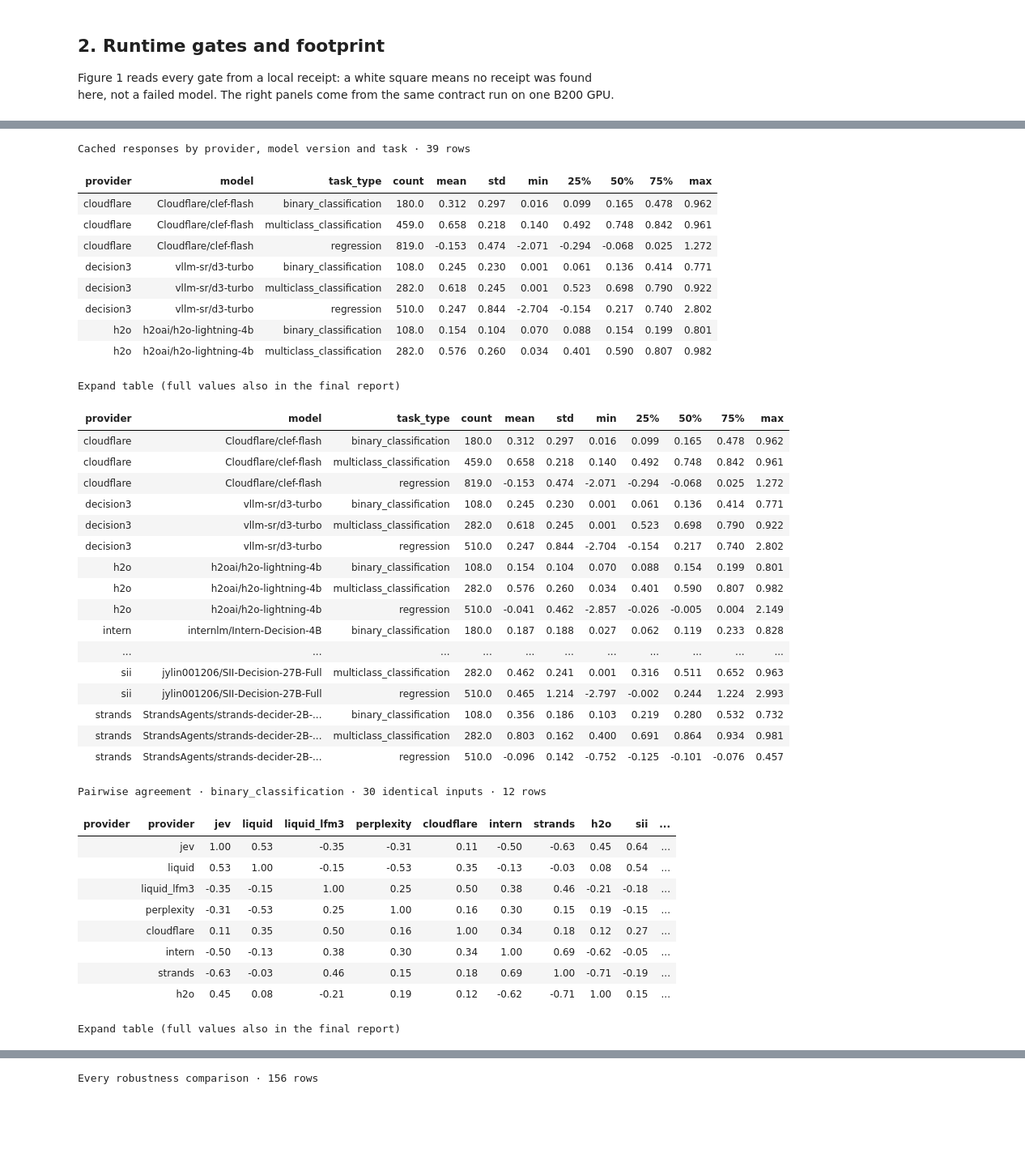
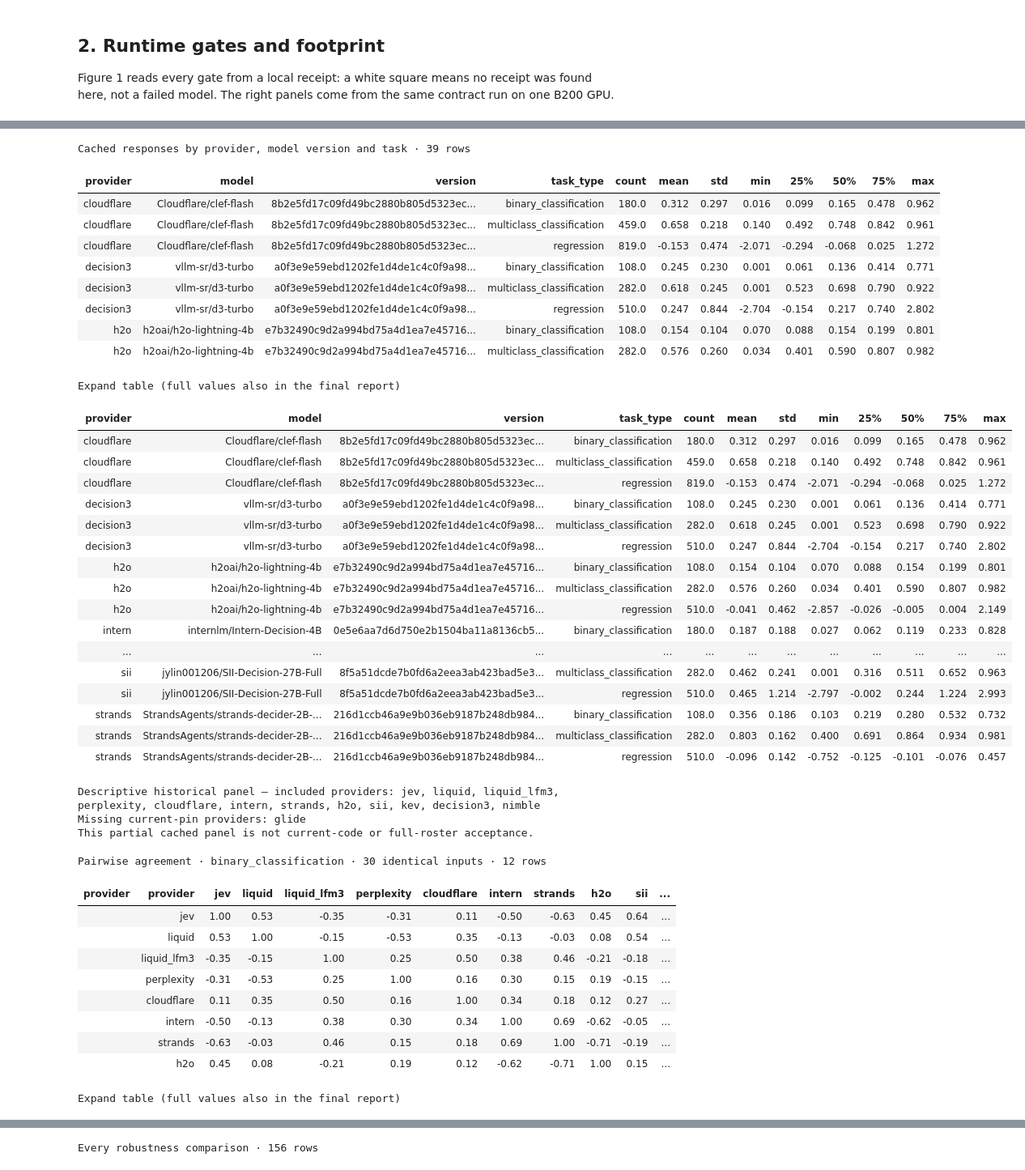
Before and after one commit to andreasgoethals/JEVPFN, a Jupyter notebook: notebooks/3. experiment_0/01_before_feature_creation.ipynb, the cells around one changed output, grey strips where cells are left out. Shown at 81% size. Saved outputs shown, nothing was run; the diff lists cells and outputs as text; code cells hidden in the pictures; blank space fills up the shorter version.

```diff
--- a/notebooks/3. experiment_0/01_before_feature_creation.ipynb
+++ b/notebooks/3. experiment_0/01_before_feature_creation.ipynb
@@ -92,48 +93,54 @@ All verified cached responses are decoded with the production decoder. Figures 2
 # %%
 report_section('3. Decision outputs on identical inputs')
 from src.evaluation.notebook_evidence import pilot_agreement, pilot_decision_outputs, shared_pilot_outputs
 from src.visualize.research import pilot_agreement_figure, pilot_output_figures
 pilot = pilot_decision_outputs()
-display_table("Cached responses by provider, model version and task", pilot.groupby(["provider", "model", "task_type"]).value.describe().round(3).reset_index())
+display_table("Cached responses by provider, model version and task", pilot.groupby(["provider", "model", "version", "task_type"]).value.describe().round(3).reset_index())
 shared = shared_pilot_outputs(pilot)
+print("Descriptive historical panel — included providers:", ", ".join(shared.attrs["included_providers"]) or "none")
+print("Missing current-pin providers:", ", ".join(shared.attrs["missing_providers"]) or "none")
+print("This partial cached panel is not current-code or full-roster acceptance.")
 agreement = pilot_agreement(shared)
-record({"invalid_responses": pilot.attrs.get("invalid_responses", 0), "responses": len(pilot), "shared_inputs_by_task": shared.groupby("task_type").input.nunique().to_dict()}, "Decoded cached responses and identical-input subset")
+record({"invalid_responses": pilot.attrs.get("invalid_responses", 0), "responses": len(pilot), "provider_coverage": shared.attrs, "shared_inputs_by_task": shared.groupby("task_type").input.nunique().to_dict()}, "Decoded cached responses and identical-input subset")
 for task, (matrix, n) in agreement.items():
     display_table(f"Pairwise agreement · {task} · {n} identical inputs", matrix.round(2).reset_index())
 for fig, name, caption in [*pilot_output_figures(shared), *pilot_agreement_figure(agreement)]:
     save(fig, name, caption=caption)
     display_local(fig)
     plt.close(fig)
 # %% [output]
 Cached responses by provider, model version and task · 39 rows
-| provider | model | task_type | count | mean | std | min | 25% | 50% | 75% | max |
-| cloudflare | Cloudflare/clef-flash | binary_classification | 180.0 | 0.312 | 0.297 | 0.016 | 0.099 | 0.165 | 0.478 | 0.962 |
-| cloudflare | Cloudflare/clef-flash | multiclass_classification | 459.0 | 0.658 | 0.218 | 0.140 | 0.492 | 0.748 | 0.842 | 0.961 |
-| cloudflare | Cloudflare/clef-flash | regression | 819.0 | -0.153 | 0.474 | -2.071 | -0.294 | -0.068 | 0.025 | 1.272 |
-| decision3 | vllm-sr/d3-turbo | binary_classification | 108.0 | 0.245 | 0.230 | 0.001 | 0.061 | 0.136 | 0.414 | 0.771 |
-| decision3 | vllm-sr/d3-turbo | multiclass_classification | 282.0 | 0.618 | 0.245 | 0.001 | 0.523 | 0.698 | 0.790 | 0.922 |
-| decision3 | vllm-sr/d3-turbo | regression | 510.0 | 0.247 | 0.844 | -2.704 | -0.154 | 0.217 | 0.740 | 2.802 |
-| h2o | h2oai/h2o-lightning-4b | binary_classification | 108.0 | 0.154 | 0.104 | 0.070 | 0.088 | 0.154 | 0.199 | 0.801 |
-| h2o | h2oai/h2o-lightning-4b | multiclass_classification | 282.0 | 0.576 | 0.260 | 0.034 | 0.401 | 0.590 | 0.807 | 0.982 |
+| provider | model | version | task_type | count | mean | std | min | 25% | 50% | 75% | max |
+| cloudflare | Cloudflare/clef-flash | 8b2e5fd17c09fd49bc2880b805d5323ec... | binary_classification | 180.0 | 0.312 | 0.297 | 0.016 | 0.099 | 0.165 | 0.478 | 0.962 |
+| cloudflare | Cloudflare/clef-flash | 8b2e5fd17c09fd49bc2880b805d5323ec... | multiclass_classification | 459.0 | 0.658 | 0.218 | 0.140 | 0.492 | 0.748 | 0.842 | 0.961 |
+| cloudflare | Cloudflare/clef-flash | 8b2e5fd17c09fd49bc2880b805d5323ec... | regression | 819.0 | -0.153 | 0.474 | -2.071 | -0.294 | -0.068 | 0.025 | 1.272 |
+| decision3 | vllm-sr/d3-turbo | a0f3e9e59ebd1202fe1d4de1c4c0f9a98... | binary_classification | 108.0 | 0.245 | 0.230 | 0.001 | 0.061 | 0.136 | 0.414 | 0.771 |
+| decision3 | vllm-sr/d3-turbo | a0f3e9e59ebd1202fe1d4de1c4c0f9a98... | multiclass_classification | 282.0 | 0.618 | 0.245 | 0.001 | 0.523 | 0.698 | 0.790 | 0.922 |
+| decision3 | vllm-sr/d3-turbo | a0f3e9e59ebd1202fe1d4de1c4c0f9a98... | regression | 510.0 | 0.247 | 0.844 | -2.704 | -0.154 | 0.217 | 0.740 | 2.802 |
+| h2o | h2oai/h2o-lightning-4b | e7b32490c9d2a994bd75a4d1ea7e45716... | binary_classification | 108.0 | 0.154 | 0.104 | 0.070 | 0.088 | 0.154 | 0.199 | 0.801 |
+| h2o | h2oai/h2o-lightning-4b | e7b32490c9d2a994bd75a4d1ea7e45716... | multiclass_classification | 282.0 | 0.576 | 0.260 | 0.034 | 0.401 | 0.590 | 0.807 | 0.982 |
 Expand table (full values also in the final report)
-| provider | model | task_type | count | mean | std | min | 25% | 50% | 75% | max |
-| cloudflare | Cloudflare/clef-flash | binary_classification | 180.0 | 0.312 | 0.297 | 0.016 | 0.099 | 0.165 | 0.478 | 0.962 |
-| cloudflare | Cloudflare/clef-flash | multiclass_classification | 459.0 | 0.658 | 0.218 | 0.140 | 0.492 | 0.748 | 0.842 | 0.961 |
-| cloudflare | Cloudflare/clef-flash | regression | 819.0 | -0.153 | 0.474 | -2.071 | -0.294 | -0.068 | 0.025 | 1.272 |
-| decision3 | vllm-sr/d3-turbo | binary_classification | 108.0 | 0.245 | 0.230 | 0.001 | 0.061 | 0.136 | 0.414 | 0.771 |
-| decision3 | vllm-sr/d3-turbo | multiclass_classification | 282.0 | 0.618 | 0.245 | 0.001 | 0.523 | 0.698 | 0.790 | 0.922 |
-| decision3 | vllm-sr/d3-turbo | regression | 510.0 | 0.247 | 0.844 | -2.704 | -0.154 | 0.217 | 0.740 | 2.802 |
-| h2o | h2oai/h2o-lightning-4b | binary_classification | 108.0 | 0.154 | 0.104 | 0.070 | 0.088 | 0.154 | 0.199 | 0.801 |
-| h2o | h2oai/h2o-lightning-4b | multiclass_classification | 282.0 | 0.576 | 0.260 | 0.034 | 0.401 | 0.590 | 0.807 | 0.982 |
-| h2o | h2oai/h2o-lightning-4b | regression | 510.0 | -0.041 | 0.462 | -2.857 | -0.026 | -0.005 | 0.004 | 2.149 |
-| intern | internlm/Intern-Decision-4B | binary_classification | 180.0 | 0.187 | 0.188 | 0.027 | 0.062 | 0.119 | 0.233 | 0.828 |
-| ... | ... | ... | ... | ... | ... | ... | ... | ... | ... | ... |
-| sii | jylin001206/SII-Decision-27B-Full | multiclass_classification | 282.0 | 0.462 | 0.241 | 0.001 | 0.316 | 0.511 | 0.652 | 0.963 |
-| sii | jylin001206/SII-Decision-27B-Full | regression | 510.0 | 0.465 | 1.214 | -2.797 | -0.002 | 0.244 | 1.224 | 2.993 |
-| strands | StrandsAgents/strands-decider-2B-... | binary_classification | 108.0 | 0.356 | 0.186 | 0.103 | 0.219 | 0.280 | 0.532 | 0.732 |
-| strands | StrandsAgents/strands-decider-2B-... | multiclass_classification | 282.0 | 0.803 | 0.162 | 0.400 | 0.691 | 0.864 | 0.934 | 0.981 |
-| strands | StrandsAgents/strands-decider-2B-... | regression | 510.0 | -0.096 | 0.142 | -0.752 | -0.125 | -0.101 | -0.076 | 0.457 |
+| provider | model | version | task_type | count | mean | std | min | 25% | 50% | 75% | max |
+| cloudflare | Cloudflare/clef-flash | 8b2e5fd17c09fd49bc2880b805d5323ec... | binary_classification | 180.0 | 0.312 | 0.297 | 0.016 | 0.099 | 0.165 | 0.478 | 0.962 |
+| cloudflare | Cloudflare/clef-flash | 8b2e5fd17c09fd49bc2880b805d5323ec... | multiclass_classification | 459.0 | 0.658 | 0.218 | 0.140 | 0.492 | 0.748 | 0.842 | 0.961 |
+| cloudflare | Cloudflare/clef-flash | 8b2e5fd17c09fd49bc2880b805d5323ec... | regression | 819.0 | -0.153 | 0.474 | -2.071 | -0.294 | -0.068 | 0.025 | 1.272 |
+| decision3 | vllm-sr/d3-turbo | a0f3e9e59ebd1202fe1d4de1c4c0f9a98... | binary_classification | 108.0 | 0.245 | 0.230 | 0.001 | 0.061 | 0.136 | 0.414 | 0.771 |
+| decision3 | vllm-sr/d3-turbo | a0f3e9e59ebd1202fe1d4de1c4c0f9a98... | multiclass_classification | 282.0 | 0.618 | 0.245 | 0.001 | 0.523 | 0.698 | 0.790 | 0.922 |
+| decision3 | vllm-sr/d3-turbo | a0f3e9e59ebd1202fe1d4de1c4c0f9a98... | regression | 510.0 | 0.247 | 0.844 | -2.704 | -0.154 | 0.217 | 0.740 | 2.802 |
+| h2o | h2oai/h2o-lightning-4b | e7b32490c9d2a994bd75a4d1ea7e45716... | binary_classification | 108.0 | 0.154 | 0.104 | 0.070 | 0.088 | 0.154 | 0.199 | 0.801 |
+| h2o | h2oai/h2o-lightning-4b | e7b32490c9d2a994bd75a4d1ea7e45716... | multiclass_classification | 282.0 | 0.576 | 0.260 | 0.034 | 0.401 | 0.590 | 0.807 | 0.982 |
+| h2o | h2oai/h2o-lightning-4b | e7b32490c9d2a994bd75a4d1ea7e45716... | regression | 510.0 | -0.041 | 0.462 | -2.857 | -0.026 | -0.005 | 0.004 | 2.149 |
+| intern | internlm/Intern-Decision-4B | 0e5e6aa7d6d750e2b1504ba11a8136cb5... | binary_classification | 180.0 | 0.187 | 0.188 | 0.027 | 0.062 | 0.119 | 0.233 | 0.828 |
+| ... | ... | ... | ... | ... | ... | ... | ... | ... | ... | ... | ... |
+| sii | jylin001206/SII-Decision-27B-Full | 8f5a51dcde7b0fd6a2eea3ab423bad5e3... | multiclass_classification | 282.0 | 0.462 | 0.241 | 0.001 | 0.316 | 0.511 | 0.652 | 0.963 |
+| sii | jylin001206/SII-Decision-27B-Full | 8f5a51dcde7b0fd6a2eea3ab423bad5e3... | regression | 510.0 | 0.465 | 1.214 | -2.797 | -0.002 | 0.244 | 1.224 | 2.993 |
+| strands | StrandsAgents/strands-decider-2B-... | 216d1ccb46a9e9b036eb9187b248db984... | binary_classification | 108.0 | 0.356 | 0.186 | 0.103 | 0.219 | 0.280 | 0.532 | 0.732 |
+| strands | StrandsAgents/strands-decider-2B-... | 216d1ccb46a9e9b036eb9187b248db984... | multiclass_classification | 282.0 | 0.803 | 0.162 | 0.400 | 0.691 | 0.864 | 0.934 | 0.981 |
+| strands | StrandsAgents/strands-decider-2B-... | 216d1ccb46a9e9b036eb9187b248db984... | regression | 510.0 | -0.096 | 0.142 | -0.752 | -0.125 | -0.101 | -0.076 | 0.457 |
-Pairwise agreement · binary_classification · 30 identical inputs · 12 rows
+Descriptive historical panel — included providers: jev, liquid, liquid_lfm3, perplexity, cloudflare, intern, strands, h2o, sii, kev, decision3, nimble
+Missing current-pin providers: glide
+This partial cached panel is not current-code or full-roster acceptance.
+Pairwise agreement · binary_classification · 30 identical inputs · 12 rows
 | provider | provider | jev | liquid | liquid_lfm3 | perplexity | cloudflare | intern | strands | h2o | sii | ... |
 |  | jev | 1.00 | 0.53 | -0.35 | -0.31 | 0.11 | -0.50 | -0.63 | 0.45 | 0.64 | ... |
 |  | liquid | 0.53 | 1.00 | -0.15 | -0.53 | 0.35 | -0.13 | -0.03 | 0.08 | 0.54 | ... |
@@ -143,7 +150,7 @@ Pairwise agreement · binary_classification · 30 identical inputs · 12 rows
 |  | intern | -0.50 | -0.13 | 0.38 | 0.30 | 0.34 | 1.00 | 0.69 | -0.62 | -0.05 | ... |
 |  | strands | -0.63 | -0.03 | 0.46 | 0.15 | 0.18 | 0.69 | 1.00 | -0.71 | -0.19 | ... |
 |  | h2o | 0.45 | 0.08 | -0.21 | 0.19 | 0.12 | -0.62 | -0.71 | 1.00 | 0.15 | ... |
-Expand table (full values also in the final report)
+Expand table (full values also in the final report)
 | provider | provider | jev | liquid | liquid_lfm3 | perplexity | cloudflare | intern | strands | h2o | sii | ... |
 |  | jev | 1.00 | 0.53 | -0.35 | -0.31 | 0.11 | -0.50 | -0.63 | 0.45 | 0.64 | ... |
 |  | liquid | 0.53 | 1.00 | -0.15 | -0.53 | 0.35 | -0.13 | -0.03 | 0.08 | 0.54 | ... |
```
Also changed, not shown: parts of 6 cells of this notebook, 59 other files.
